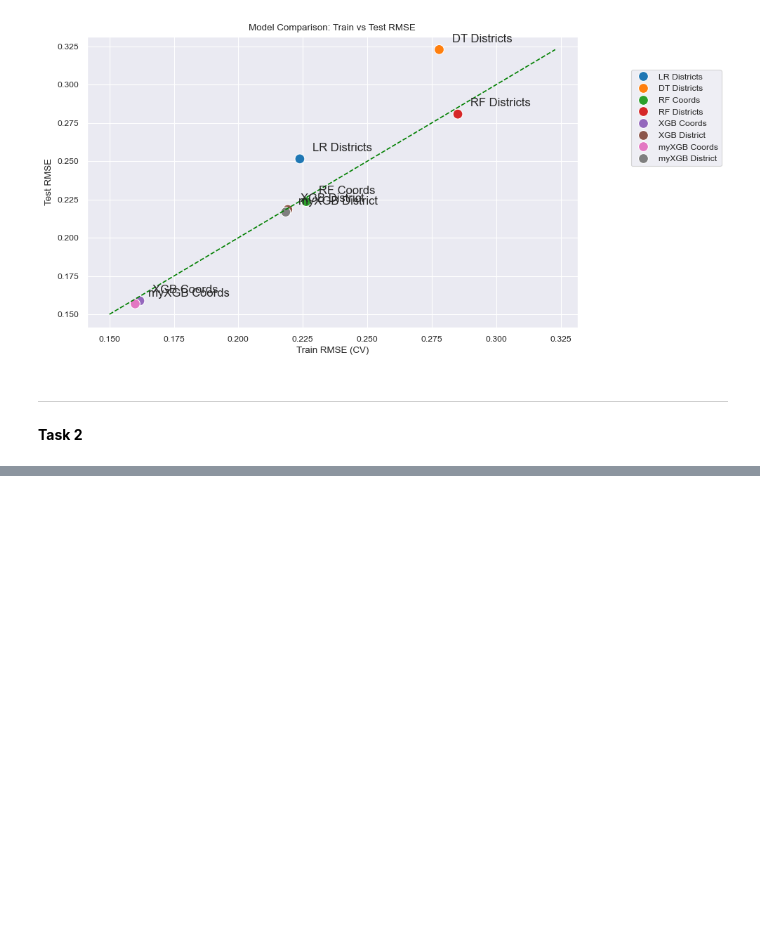
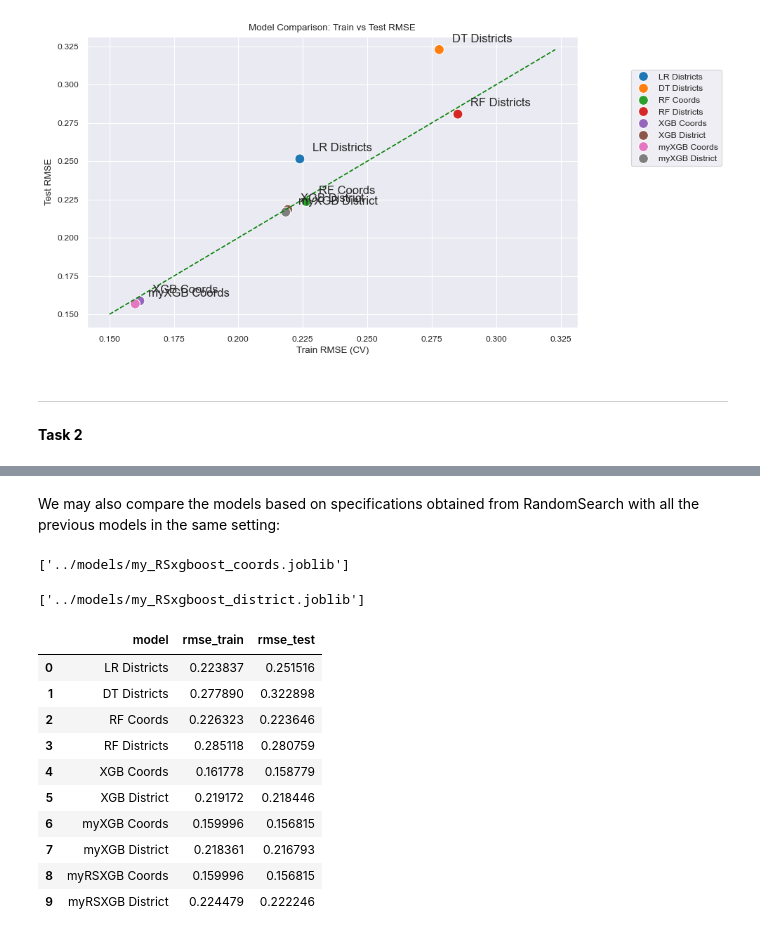
Before and after one commit to jakubpyszniak/WNE-XAI-2026, a Jupyter notebook: 03_regression/notebooks/03_ensembling.ipynb, the cells around one changed output, grey strips where cells are left out. Cells and saved outputs as stored; diff of their text form; code cells hidden in the pictures; blank space fills up the shorter version.

```diff
--- a/03_regression/notebooks/03_ensembling.ipynb
+++ b/03_regression/notebooks/03_ensembling.ipynb
@@ -873,0 +914,4 @@ plt.show()
+# %%
+for name, study in my_studies_xgb.items():
+    print(f"Best params for XGB with {name}: {study.best_params}")
+    print(f"Best CV RMSE: {study.best_value:.6f}\n")
@@ -873,0 +950,45 @@ plt.show()
+# %% [markdown]
+We may also compare the models based on specifications obtained from RandomSearch with all the previous models in the same setting:
+# %%
+pipeline_RSxgb_coords = Pipeline([
+    ('preprocess', strategies['coords']),
+    ('model', XGBRegressor(
+        **my_studies_RSxgb['coords'].best_params,
+        objective='reg:squarederror',
+        tree_method='hist',
+        random_state=42,
+        n_jobs=-1
+    ))
+])
+pipeline_RSxgb_coords.fit(X_train, y_train.values.ravel())
+joblib.dump(pipeline_xgb_coords, "../models/my_RSxgboost_coords.joblib")
+# %% [output]
+['../models/my_RSxgboost_coords.joblib']
+# %%
+pipeline_RSxgb_district = Pipeline([
+    ('preprocess', strategies['district']),
+    ('model', XGBRegressor(
+        **my_studies_RSxgb['district'].best_params,
+        objective='reg:squarederror',
+        tree_method='hist',
+        random_state=42,
+        n_jobs=-1
+    ))
+])
+pipeline_RSxgb_district.fit(X_train, y_train.values.ravel())
+joblib.dump(pipeline_RSxgb_district, "../models/my_RSxgboost_district.joblib")
+# %% [output]
+['../models/my_RSxgboost_district.joblib']
+# %%
+model_files = {
+    'LR Districts': '../models/linear_regression_pipeline.joblib',
+    'DT Districts': '../models/decision_tree_pipeline.joblib',
+    'RF Coords': '../models/random_forest_coords.joblib',
+    'RF Districts': '../models/random_forest_district.joblib',
+    'XGB Coords':   '../models/xgboost_coords.joblib',
+    'XGB District': '../models/xgboost_district.joblib',
+    'myXGB Coords': '../models/my_xgboost_coords.joblib',
+    'myXGB District': '../models/my_xgboost_district.joblib',
+    'myRSXGB Coords': '../models/my_RSxgboost_coords.joblib',
+    'myRSXGB District': '../models/my_RSxgboost_district.joblib'
+}
@@ -873,0 +1014,15 @@ plt.show()
+# %%
+df_results = pd.DataFrame(results)
+df_results
+# %% [output]
+|  | model | rmse_train | rmse_test |
+| 0 | LR Districts | 0.223837 | 0.251516 |
+| 1 | DT Districts | 0.277890 | 0.322898 |
+| 2 | RF Coords | 0.226323 | 0.223646 |
+| 3 | RF Districts | 0.285118 | 0.280759 |
+| 4 | XGB Coords | 0.161778 | 0.158779 |
+| 5 | XGB District | 0.219172 | 0.218446 |
+| 6 | myXGB Coords | 0.159996 | 0.156815 |
+| 7 | myXGB District | 0.218361 | 0.216793 |
+| 8 | myRSXGB Coords | 0.159996 | 0.156815 |
+| 9 | myRSXGB District | 0.224479 | 0.222246 |
```
Also changed, not shown: parts of 22 cells of this notebook, 8 other files.
